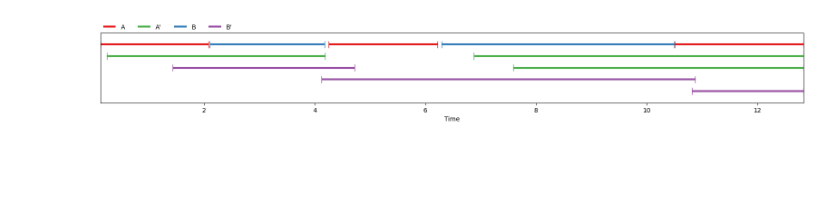
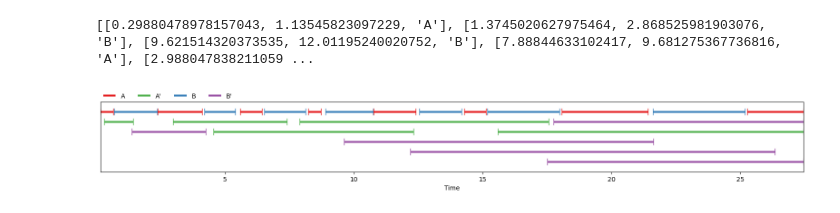
Before and after one commit to mogwai/nanodrz, a Jupyter notebook: notebook/inference.ipynb, the cells around one changed output. Saved outputs shown, nothing was run; the diff lists cells and outputs as text; code cells hidden in the pictures; blank space fills up the shorter version.

```diff
--- a/notebook/inference.ipynb
+++ b/notebook/inference.ipynb
@@ -8,7 +8,7 @@ from nanodrz.model import DiarizeGPT, Config
 from nanodrz.data import libritts_test, artificial_diarisation_sample
 from nanodrz.utils import visualise_annotation, play
 # %%
-ckpt = torch.load("/home/harry/0004600.pt")
+ckpt = torch.load("/home/harry/0006500.pt")
 config = Config(**ckpt["config"])
 model:DiarizeGPT = DiarizeGPT.from_pretrained(ckpt).cuda()
 # %%
@@ -30,7 +40,9 @@ labels
 # %%
-nlabels = model.generate(audio.cuda(), temperature=.9)
+nlabels = model.generate(audio.cuda(), temperature=.3)
+print(nlabels)
 for l in nlabels:
     l[2] = l[2]+ "'"
 visualise_annotation(labels+nlabels)
 # %% [output]
+[[0.29880478978157043, 1.13545823097229, 'A'], [1.3745020627975464, 2.868525981903076, 'B'], [9.621514320373535, 12.01195240020752, 'B'], [7.88844633102417, 9.681275367736816, 'A'], [2.988047838211059 ...
-[figure, old version]
+[figure, new version]
```
Also changed, not shown: parts of 1 cell of this notebook, 4 other files.
